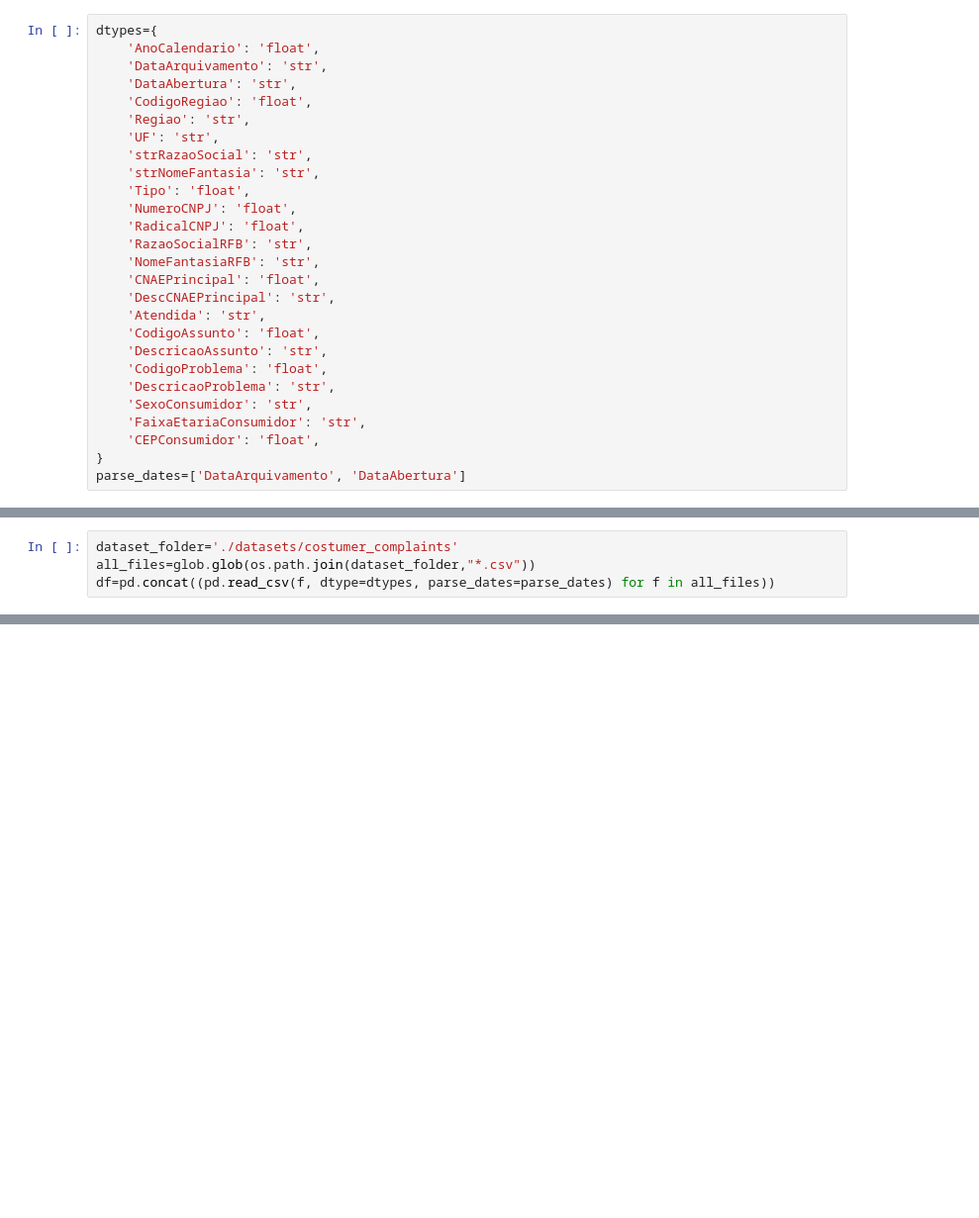
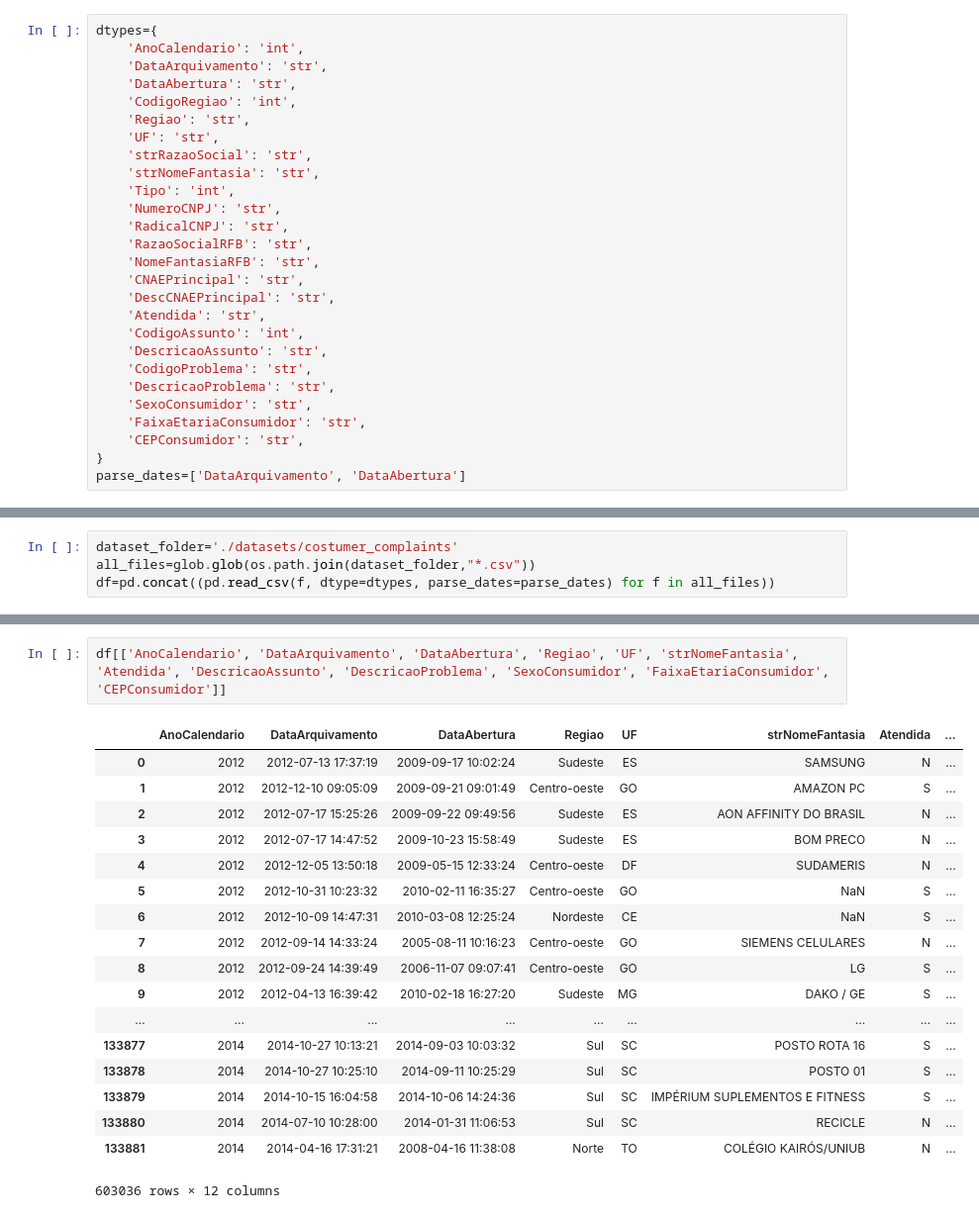
Before and after one commit to bhering/notebooks, a Jupyter notebook: costumer-complaints.ipynb, the cells around one changed output, grey strips where cells are left out. Shown: that part at 99% size. Saved outputs shown, nothing was run; the diff lists cells and outputs as text; blank space fills up the shorter version.

```diff
--- a/costumer-complaints.ipynb
+++ b/costumer-complaints.ipynb
@@ -13,28 +16,28 @@ Os dados são provenientes do [kaggle](https://www.kaggle.com/gerosa/procon), e
 # %%
 dtypes={
-    'AnoCalendario': 'float',
+    'AnoCalendario': 'int',
     'DataArquivamento': 'str',
     'DataAbertura': 'str',
-    'CodigoRegiao': 'float',
+    'CodigoRegiao': 'int',
     'Regiao': 'str',
     'UF': 'str',
     'strRazaoSocial': 'str',
     'strNomeFantasia': 'str',
-    'Tipo': 'float',
-    'NumeroCNPJ': 'float',
-    'RadicalCNPJ': 'float',
+    'Tipo': 'int',
+    'NumeroCNPJ': 'str',
+    'RadicalCNPJ': 'str',
     'RazaoSocialRFB': 'str',
     'NomeFantasiaRFB': 'str',
-    'CNAEPrincipal': 'float',
+    'CNAEPrincipal': 'str',
     'DescCNAEPrincipal': 'str',
     'Atendida': 'str',
-    'CodigoAssunto': 'float',
+    'CodigoAssunto': 'int',
     'DescricaoAssunto': 'str',
-    'CodigoProblema': 'float',
+    'CodigoProblema': 'str',
     'DescricaoProblema': 'str',
     'SexoConsumidor': 'str',
     'FaixaEtariaConsumidor': 'str',
-    'CEPConsumidor': 'float',
+    'CEPConsumidor': 'str',
 }
 parse_dates=['DataArquivamento', 'DataAbertura']
 # %% [markdown]
@@ -60,0 +49,21 @@ df.head(10)
+# %%
+df[['AnoCalendario', 'DataArquivamento', 'DataAbertura', 'Regiao', 'UF', 'strNomeFantasia', 'Atendida', 'DescricaoAssunto', 'DescricaoProblema', 'SexoConsumidor', 'FaixaEtariaConsumidor', 'CEPConsumidor']]
+# %% [output]
+|  | AnoCalendario | DataArquivamento | DataAbertura | Regiao | UF | strNomeFantasia | Atendida | ... |
+| 0 | 2012 | 2012-07-13 17:37:19 | 2009-09-17 10:02:24 | Sudeste | ES | SAMSUNG | N | ... |
+| 1 | 2012 | 2012-12-10 09:05:09 | 2009-09-21 09:01:49 | Centro-oeste | GO | AMAZON PC | S | ... |
+| 2 | 2012 | 2012-07-17 15:25:26 | 2009-09-22 09:49:56 | Sudeste | ES | AON AFFINITY DO BRASIL | N | ... |
+| 3 | 2012 | 2012-07-17 14:47:52 | 2009-10-23 15:58:49 | Sudeste | ES | BOM PRECO | N | ... |
+| 4 | 2012 | 2012-12-05 13:50:18 | 2009-05-15 12:33:24 | Centro-oeste | DF | SUDAMERIS | N | ... |
+| 5 | 2012 | 2012-10-31 10:23:32 | 2010-02-11 16:35:27 | Centro-oeste | GO | NaN | S | ... |
+| 6 | 2012 | 2012-10-09 14:47:31 | 2010-03-08 12:25:24 | Nordeste | CE | NaN | S | ... |
+| 7 | 2012 | 2012-09-14 14:33:24 | 2005-08-11 10:16:23 | Centro-oeste | GO | SIEMENS CELULARES | N | ... |
+| 8 | 2012 | 2012-09-24 14:39:49 | 2006-11-07 09:07:41 | Centro-oeste | GO | LG | S | ... |
+| 9 | 2012 | 2012-04-13 16:39:42 | 2010-02-18 16:27:20 | Sudeste | MG | DAKO / GE | S | ... |
+| ... | ... | ... | ... | ... | ... | ... | ... | ... |
+| 133877 | 2014 | 2014-10-27 10:13:21 | 2014-09-03 10:03:32 | Sul | SC | POSTO ROTA 16 | S | ... |
+| 133878 | 2014 | 2014-10-27 10:25:10 | 2014-09-11 10:25:29 | Sul | SC | POSTO 01 | S | ... |
+| 133879 | 2014 | 2014-10-15 16:04:58 | 2014-10-06 14:24:36 | Sul | SC | IMPÉRIUM SUPLEMENTOS E FITNESS | S | ... |
+| 133880 | 2014 | 2014-07-10 10:28:00 | 2014-01-31 11:06:53 | Sul | SC | RECICLE | N | ... |
+| 133881 | 2014 | 2014-04-16 17:31:21 | 2008-04-16 11:38:08 | Norte | TO | COLÉGIO KAIRÓS/UNIUB | N | ... |
+603036 rows × 12 columns
```
Also changed, not shown: parts of 5 cells of this notebook.
